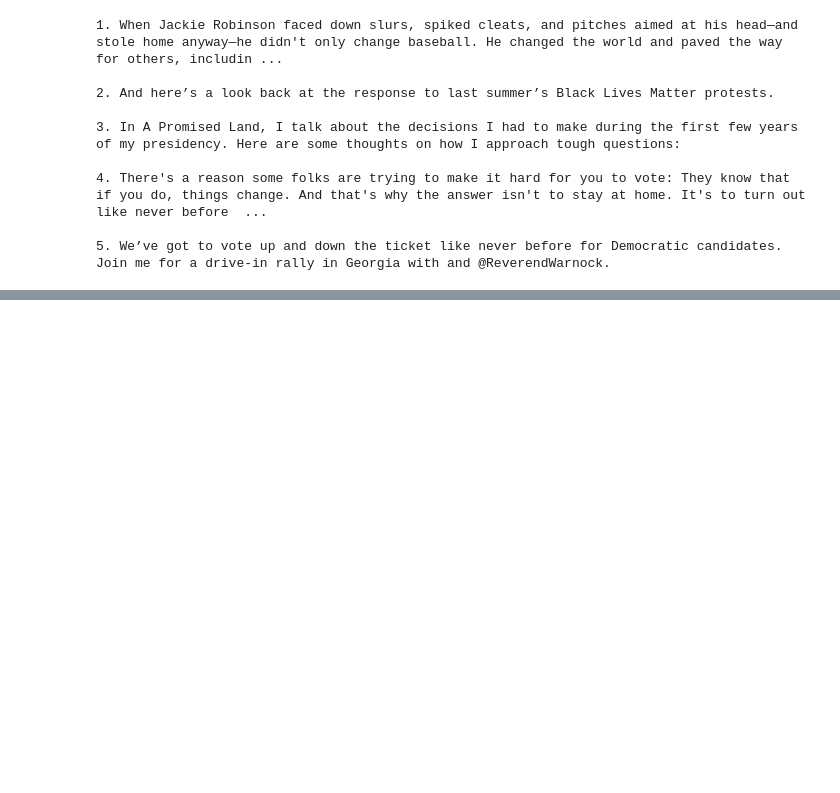
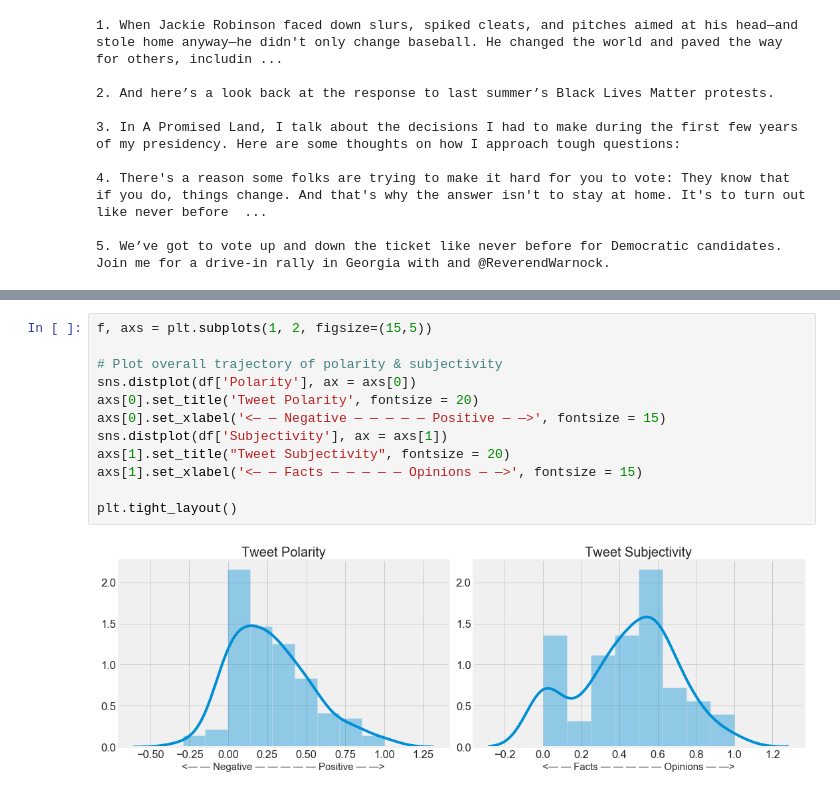
Before and after one commit to kashishkhar/Twitter-Sentiment-Analyzer, a Jupyter notebook: Twitter-Sentiment-Analyzer.ipynb, the cells around one changed output, grey strips where cells are left out. Drawn from its saved outputs; the diff is of its cells as text; blank space fills up the shorter version.

```diff
--- a/Twitter-Sentiment-Analyzer.ipynb
+++ b/Twitter-Sentiment-Analyzer.ipynb
@@ -238,0 +239,14 @@ plt.show()
+# %%
+f, axs = plt.subplots(1, 2, figsize=(15,5))
+
+# Plot overall trajectory of polarity & subjectivity
+sns.distplot(df['Polarity'], ax = axs[0])
+axs[0].set_title('Tweet Polarity', fontsize = 20)
+axs[0].set_xlabel('<— — Negative — — — — — Positive — —>', fontsize = 15)
+sns.distplot(df['Subjectivity'], ax = axs[1])
+axs[1].set_title("Tweet Subjectivity", fontsize = 20)
+axs[1].set_xlabel('<— — Facts — — — — — Opinions — —>', fontsize = 15)
+
+plt.tight_layout()
+# %% [output]
+[figure, added]
```
Also changed, not shown: parts of 11 cells of this notebook.
